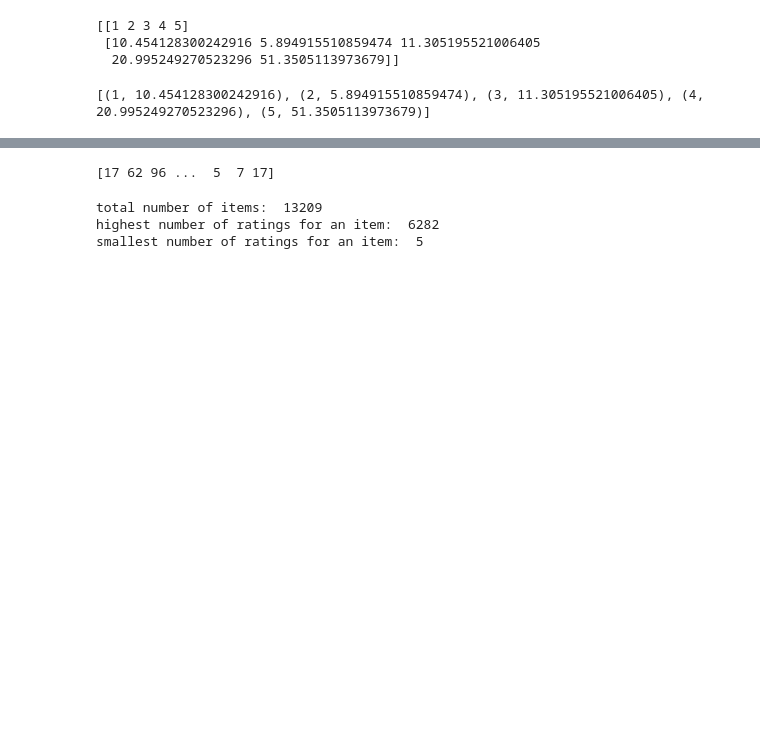
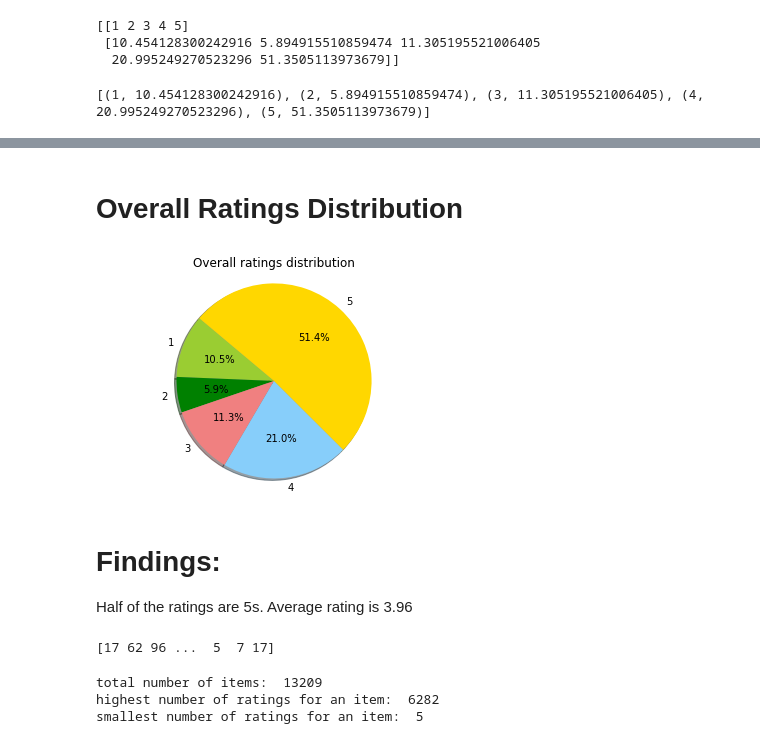
Before and after one commit to GetRecced/IR670_Spring2018, a Jupyter notebook: DataAnalysis.ipynb, the cells around one changed output, grey strips where cells are left out. Cells and saved outputs as stored; diff of their text form; code cells hidden in the pictures; blank space fills up the shorter version.

```diff
--- a/DataAnalysis.ipynb
+++ b/DataAnalysis.ipynb
@@ -89,3 +69,30 @@ Average rating:  3.968930999539138
+# %% [markdown]
+# Overall Ratings Distribution
+# %%
+# plot the pie chart
+
+def plotPieChart(labels, sizes):
+
+    colors = ['yellowgreen', 'green', 'lightcoral', 'lightskyblue', 'gold']
+    # explode = (0, 0, 0, 0, 0.1)  # explode 1st slice
+
+    # Plot
+    plt.pie(sizes, labels=labels, colors=colors,
+            autopct='%1.1f%%', shadow=True, startangle=140)
+
+    plt.axis('equal')
+    plt.title('Overall ratings distribution')
+    plt.show()
+
+plotPieChart(overall_rating[0], overall_rating[1])
+# %% [output]
+[figure, added]
+# %% [markdown]
+# Findings:
+
+
+ Half of the ratings are 5s.
+ Average rating is 3.96
 # %%
 # ratings per item
 ratings_per_item = np.count_nonzero(ratings_matrix, axis=0)
```
Also changed, not shown: parts of 10 cells of this notebook.
